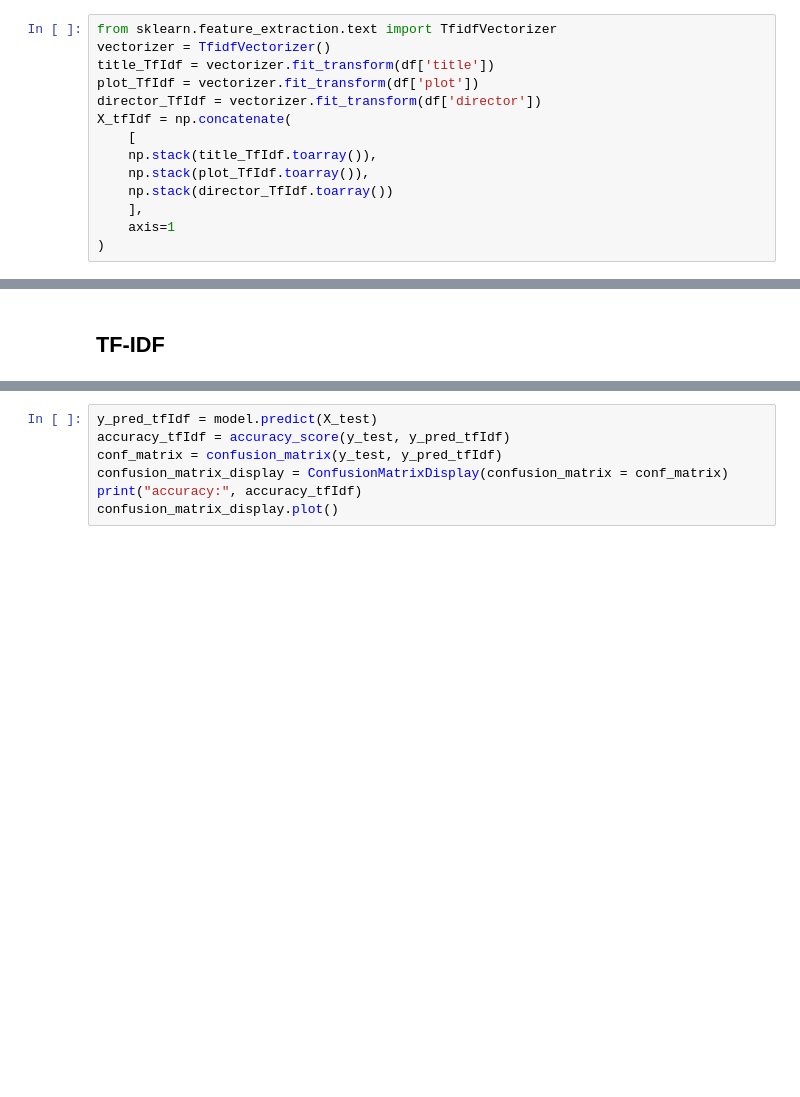
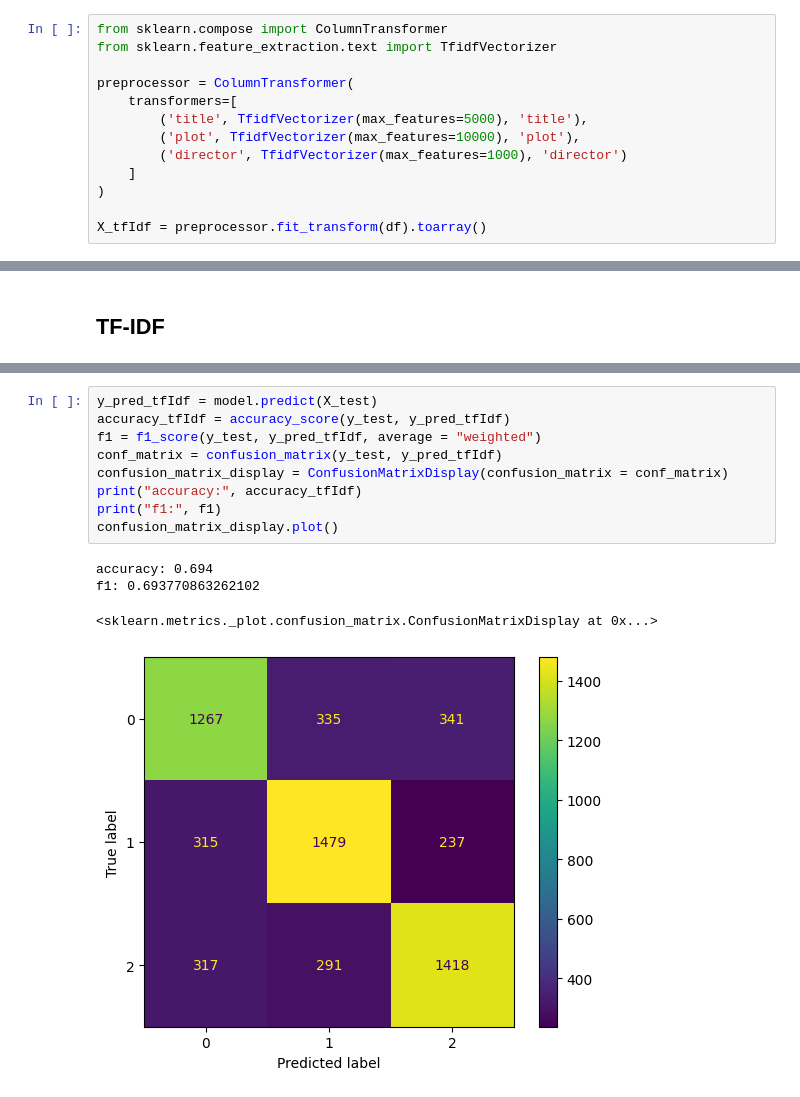
Before and after one commit to Sitaarz/AdvancedDataMining, a Jupyter notebook: src/model_training/test_models.ipynb, the cells around one changed output, grey strips where cells are left out. Saved outputs shown, nothing was run; the diff lists cells and outputs as text; blank space fills up the shorter version.

```diff
--- a/src/model_training/test_models.ipynb
+++ b/src/model_training/test_models.ipynb
@@ -72,16 +155,15 @@ director_word2vec = df['director'].apply(lambda sentence: get_avg_embedding(mode
 # %% [markdown]
 ## TF-IDF
 # %%
+from sklearn.compose import ColumnTransformer
 from sklearn.feature_extraction.text import TfidfVectorizer
-vectorizer = TfidfVectorizer()
-title_TfIdf = vectorizer.fit_transform(df['title'])
-plot_TfIdf = vectorizer.fit_transform(df['plot'])
-director_TfIdf = vectorizer.fit_transform(df['director'])
-X_tfIdf = np.concatenate(
-    [
-    np.stack(title_TfIdf.toarray()),
-    np.stack(plot_TfIdf.toarray()),
-    np.stack(director_TfIdf.toarray())
-    ],
-    axis=1
+
+preprocessor = ColumnTransformer(
+    transformers=[
+        ('title', TfidfVectorizer(max_features=5000), 'title'),
+        ('plot', TfidfVectorizer(max_features=10000), 'plot'),
+        ('director', TfidfVectorizer(max_features=1000), 'director')
+    ]
 )
+
+X_tfIdf = preprocessor.fit_transform(df).toarray()
@@ -136,7 +322,14 @@ model.fit(X_train, y_train)
 # %%
 y_pred_tfIdf = model.predict(X_test)
 accuracy_tfIdf = accuracy_score(y_test, y_pred_tfIdf)
+f1 = f1_score(y_test, y_pred_tfIdf, average = "weighted")
 conf_matrix = confusion_matrix(y_test, y_pred_tfIdf)
 confusion_matrix_display = ConfusionMatrixDisplay(confusion_matrix = conf_matrix)
 print("accuracy:", accuracy_tfIdf)
+print("f1:", f1)
 confusion_matrix_display.plot()
+# %% [output]
+accuracy: 0.694
+f1: 0.693770863262102
+<sklearn.metrics._plot.confusion_matrix.ConfusionMatrixDisplay at 0x...>
+[figure, added]
```
Also changed, not shown: parts of 31 cells of this notebook.
